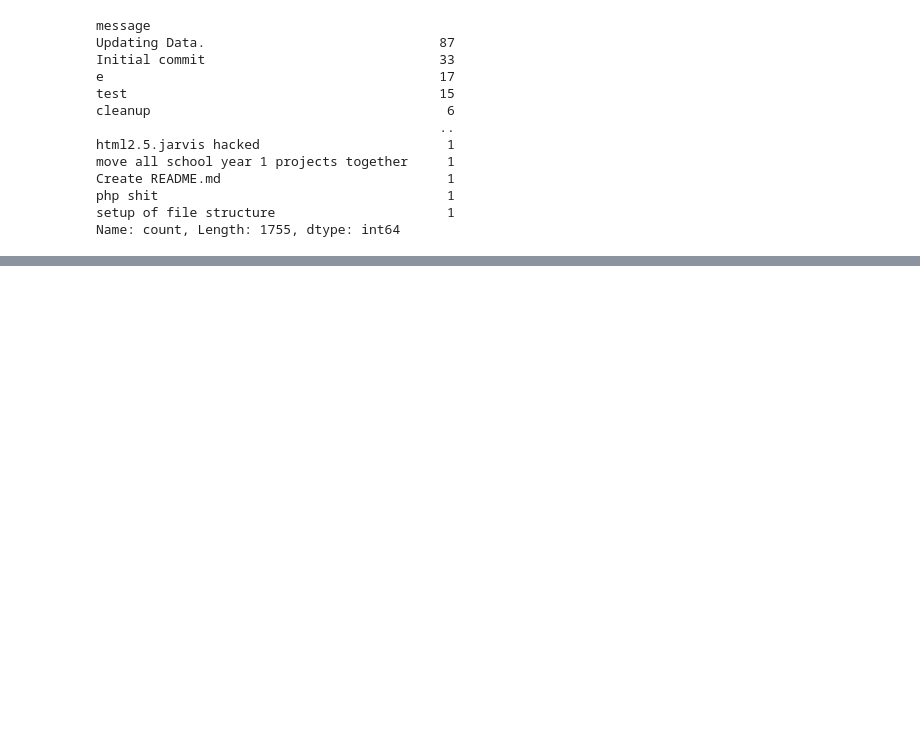
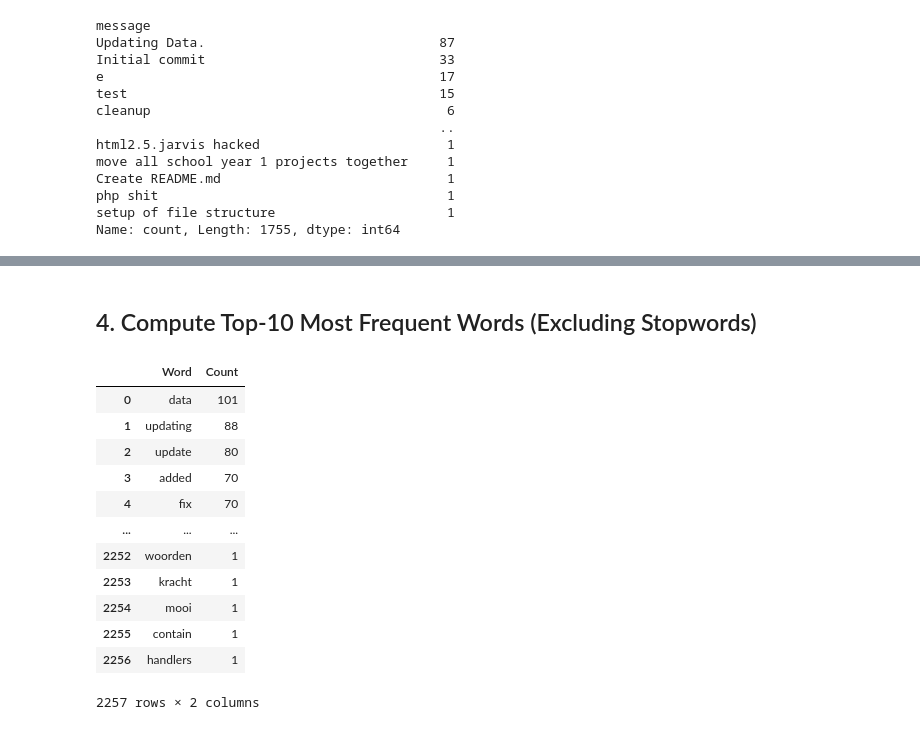
Before and after one commit to oldmartijntje/Commit-grabber, a Jupyter notebook: datascience.ipynb, the cells around one changed output, grey strips where cells are left out. Saved outputs shown, nothing was run; the diff lists cells and outputs as text; code cells hidden in the pictures; blank space fills up the shorter version.

```diff
--- a/datascience.ipynb
+++ b/datascience.ipynb
@@ -27,0 +111,42 @@ Name: count, Length: 1755, dtype: int64
+# %% [markdown]
+## 4. Compute Top‐10 Most Frequent Words (Excluding Stopwords)
+# %%
+# 4.1. Define a basic set of English stopwords + common “git‐speak” tokens
+stopwords = {
+    'the','be','to','of','and','a','in','that','have','i','it','for','not','on','with',
+    'he','as','you','do','at','this','but','his','by','from','they','we','say','her',
+    'she','or','an','will','my','one','all','would','there','their','so','up','out',
+    'if','about','who','get','which','go','me','when','make','can','like','time','no',
+    'just','him','know','take','people','into','year','your','good','some','could',
+    'them','see','other','than','then','now','look','only','come','its','over','think',
+    'also','back','after','use','two','how','our','work','first','well','way','even',
+    'new','want','because','any','these','give','day','most','us',
+    # Common “git‐speak” verbs often not meaningful in content analysis
+    # 'fix', 'add', 'update', 'remove', 'merge', 'commit', 'bug'
+}
+
+# 4.2. Flatten all word lists and filter out stopwords
+all_words = [word for sublist in df['message_word_list'] for word in sublist]
+filtered_words = [w for w in all_words if w not in stopwords]
+
+word_counts = Counter(filtered_words)
+
+all_words_df = pd.DataFrame(word_counts.items(), columns=['Word', 'Count'])
+all_words_df = all_words_df.sort_values(by='Count', ascending=False).reset_index(drop=True)
+
+# Display the entire word frequency table
+all_words_df
+# %% [output]
+|  | Word | Count |
+| 0 | data | 101 |
+| 1 | updating | 88 |
+| 2 | update | 80 |
+| 3 | added | 70 |
+| 4 | fix | 70 |
+| ... | ... | ... |
+| 2252 | woorden | 1 |
+| 2253 | kracht | 1 |
+| 2254 | mooi | 1 |
+| 2255 | contain | 1 |
+| 2256 | handlers | 1 |
+2257 rows × 2 columns
```
Also changed, not shown: parts of 12 cells of this notebook.
